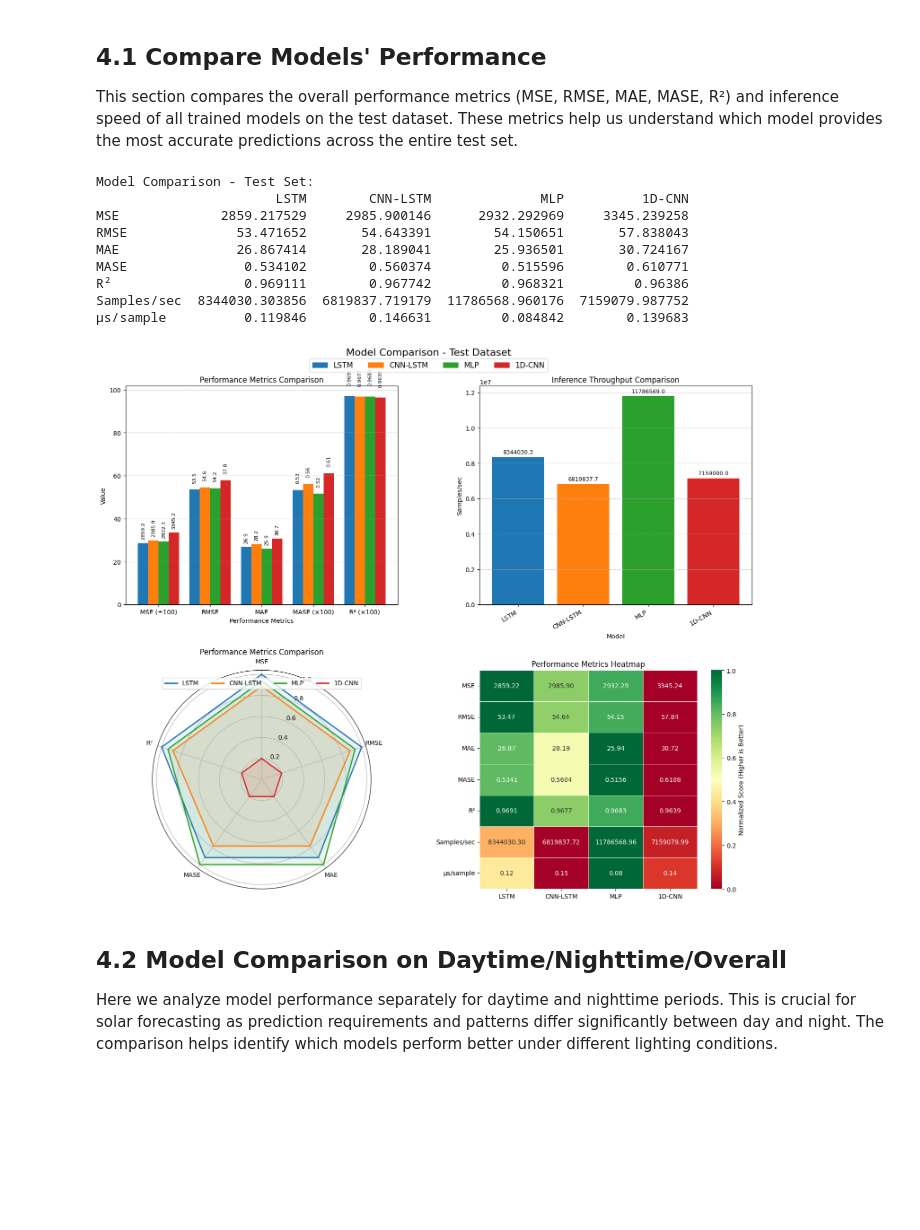
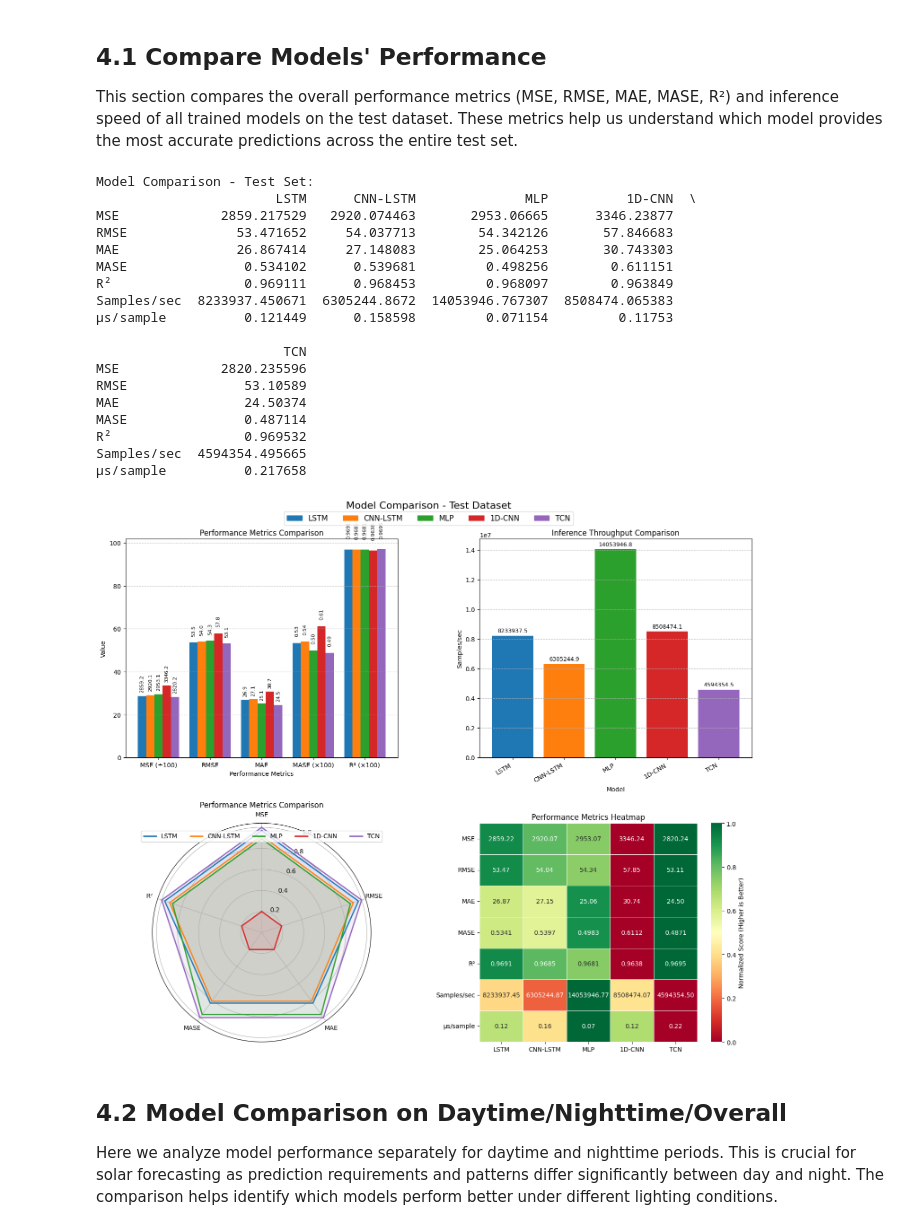
Before and after one commit to Tin-Hoang/EEEM073-Solar-Radiation, a Jupyter notebook: 3a_ai_modelling_basic.ipynb, the cells around one changed output. Saved outputs shown, nothing was run; the diff lists cells and outputs as text; code cells hidden in the pictures; blank space fills up the shorter version.

```diff
--- a/3a_ai_modelling_basic.ipynb
+++ b/3a_ai_modelling_basic.ipynb
@@ -697,8 +704,8 @@ cnn1d_model = CNN1DModel(
     input_dim=temporal_dim,
     static_dim=static_dim,
     num_filters=[64, 128, 256],
-    kernel_sizes=[7, 5, 3],
-    dropout=0.1
+    kernel_sizes=[3, 3, 3],
+    dropout=0.2
 ).to(device)
 
 # Print the model
@@ -784,0 +804,14 @@ Epoch 5/30 | Train Loss: 4148.5615, Train MAE: 36.3118 | Val Loss: 4013.4792, Va
+# %%
+from models.tcn import TCNModel
+
+# Create TCN model
+tcn_model = TCNModel(
+    input_dim=temporal_dim,
+    static_dim=static_dim,
+    num_channels=[32, 64, 64, 32],    # Number of channels in each layer
+    kernel_size=3,                    # Size of the convolutional kernel
+    dropout=0.1,                      # Dropout rate
+).to(device)
+
+# Print the model
+print_model_info(tcn_model, temporal_features.shape, static_features.shape)
@@ -784,0 +836,14 @@ Epoch 5/30 | Train Loss: 4148.5615, Train MAE: 36.3118 | Val Loss: 4013.4792, Va
+# %%
+model_name = "TCN"
+
+# Train the TCN model
+tcn_history, tcn_val_metrics, tcn_test_metrics = run_experiment_pipeline(
+    tcn_model,
+    train_loader,
+    val_loader,
+    test_loader,
+    model_name=model_name,
+    epochs=N_EPOCHS,
+    patience=PATIENCE,
+    lr=LR
+)
@@ -794,43 +906,53 @@ These metrics help us understand which model provides the most accurate predicti
 # %%
 from utils.plot_utils import compare_models
 
 # Create a dictionary of model metrics
 model_metrics = {
     'LSTM': lstm_test_metrics,
     'CNN-LSTM': cnn_lstm_test_metrics,
     'MLP': mlp_test_metrics,
-    '1D-CNN': cnn1d_test_metrics
+    '1D-CNN': cnn1d_test_metrics,
+    'TCN': tcn_test_metrics
 }
 # Drop the 'y_pred' and 'y_true' keys from the model metrics
 for model in model_metrics:
     model_metrics[model].pop('y_pred', None)
     model_metrics[model].pop('y_true', None)
     model_metrics[model].pop('nighttime_mask', None)
 
 # Save model metrics to a json file for later use
 timestamp = datetime.now().strftime("%Y%m%d_%H%M%S")
 json_file_path = f'plots/basic_model_metrics_{timestamp}.json'
 # Fix TypeError: Object of type float32 is not JSON serializable
 for model in model_metrics:
     for key, value in model_metrics[model].items():
         if isinstance(value, np.float32):
             model_metrics[model][key] = float(value)
 with open(json_file_path, 'w') as f:
     json.dump(model_metrics, f)
 
 # Compare model performance on test set
 fig = compare_models(model_metrics, dataset_name='Test')
 # %% [output]
 Model Comparison - Test Set:
-                       LSTM        CNN-LSTM              MLP          1D-CNN
-MSE             2859.217529     2985.900146      2932.292969     3345.239258
-RMSE              53.471652       54.643391        54.150651       57.838043
-MAE               26.867414       28.189041        25.936501       30.724167
-MASE               0.534102        0.560374         0.515596        0.610771
-R²                 0.969111        0.967742         0.968321         0.96386
-Samples/sec  8344030.303856  6819837.719179  11786568.960176  7159079.987752
-μs/sample          0.119846        0.146631         0.084842        0.139683
+                       LSTM      CNN-LSTM              MLP          1D-CNN  \
+MSE             2859.217529   2920.074463       2953.06665      3346.23877
+RMSE              53.471652     54.037713        54.342126       57.846683
+MAE               26.867414     27.148083        25.064253       30.743303
+MASE               0.534102      0.539681         0.498256        0.611151
+R²                 0.969111      0.968453         0.968097        0.963849
+Samples/sec  8233937.450671  6305244.8672  14053946.767307  8508474.065383
+μs/sample          0.121449      0.158598         0.071154         0.11753
+
+                        TCN
+MSE             2820.235596
+RMSE               53.10589
+MAE                24.50374
+MASE               0.487114
+R²                 0.969532
+Samples/sec  4594354.495665
+μs/sample          0.217658
-[figure, old version]
+[figure, new version]
 # %% [markdown]
 ## 4.2 Model Comparison on Daytime/Nighttime/Overall
 
```
Also changed, not shown: parts of 14 cells of this notebook, 3 other files.
